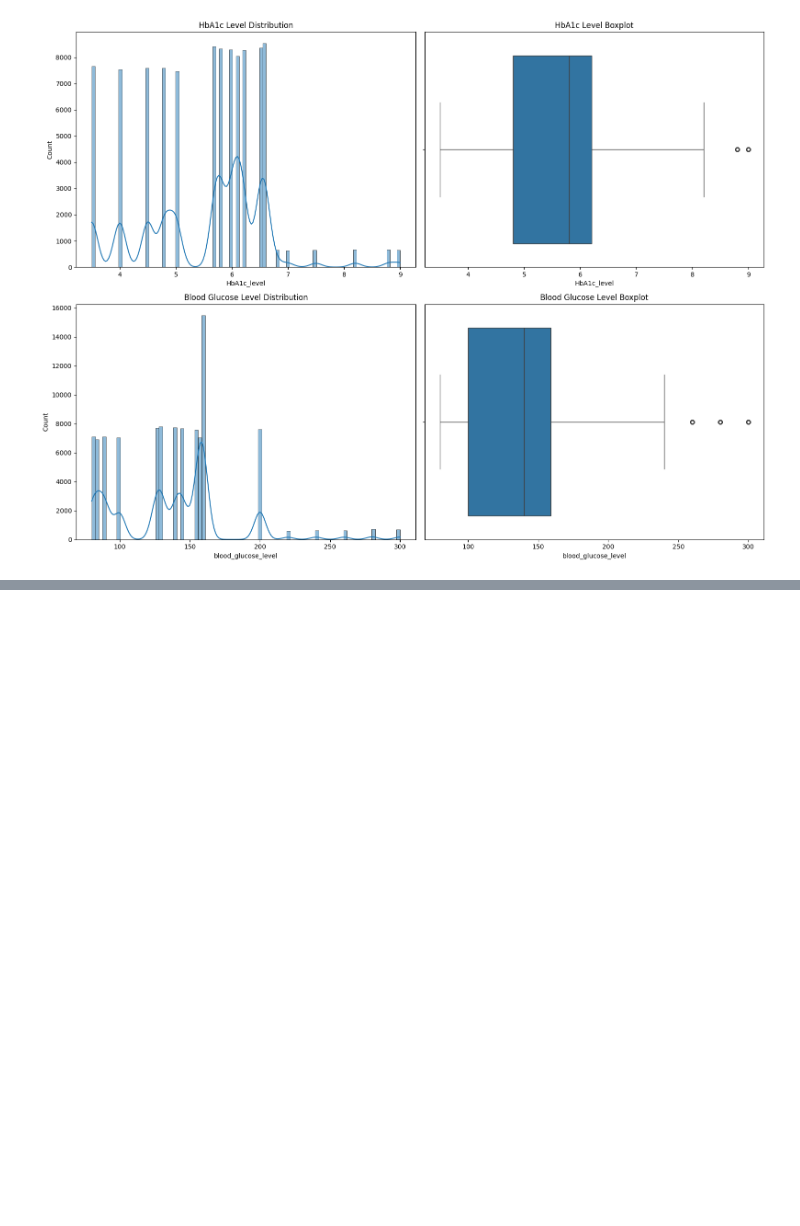
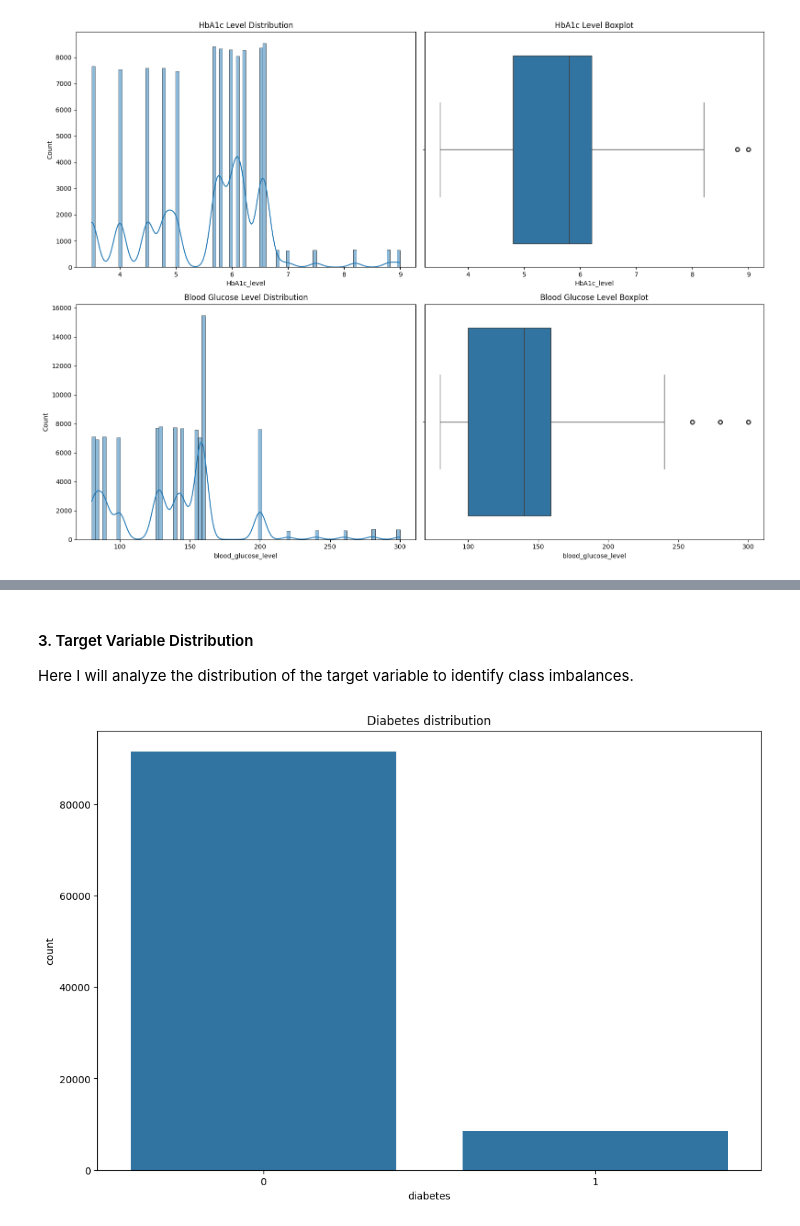
Before and after one commit to alex-govier5/intro-to-ai, a Jupyter notebook: A2/AI_Assignment2.ipynb, the cells around one changed output, grey strips where cells are left out. Saved outputs shown, nothing was run; the diff lists cells and outputs as text; code cells hidden in the pictures; blank space fills up the shorter version.

```diff
--- a/A2/AI_Assignment2.ipynb
+++ b/A2/AI_Assignment2.ipynb
@@ -115,0 +147,14 @@ plt.show()
+# %% [markdown]
+#### 3. Target Variable Distribution
+Here I will analyze the distribution of the target variable to identify class imbalances.
+# %%
+# Visualize distribution for diabetes
+df = pd.DataFrame(dataset)
+
+plt.figure(figsize=(12, 8))
+
+sns.countplot(x='diabetes', data=df)
+plt.title('Diabetes distribution')
+plt.show()
+# %% [output]
+[figure, added]
```
Also changed, not shown: parts of 23 cells of this notebook.
